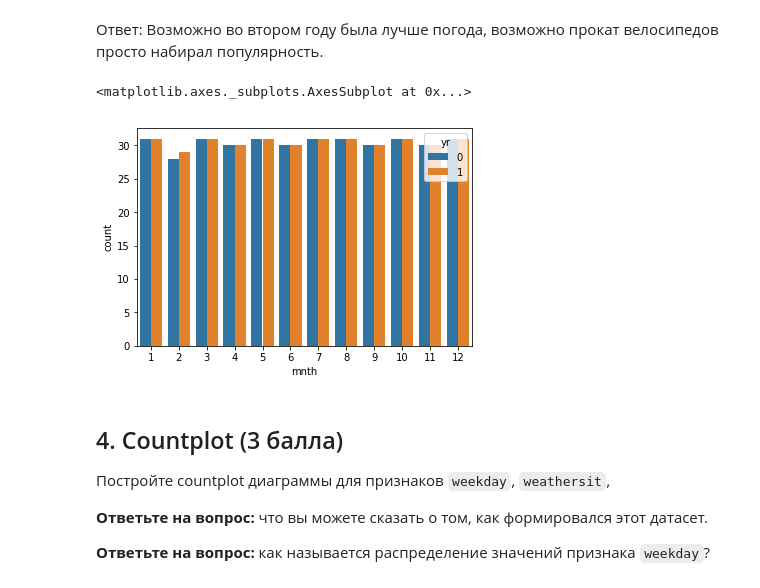
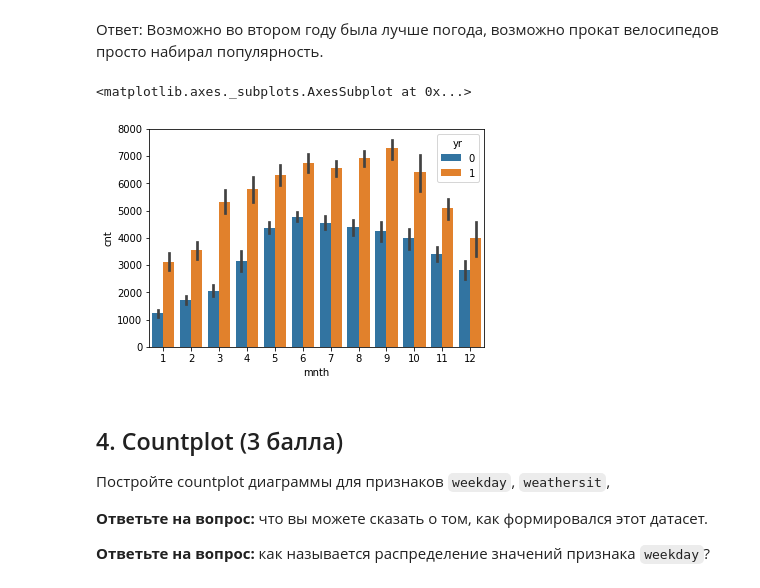
Before and after one commit to Habaroff/ml-course-7bits, a Jupyter notebook: 2017-fall/homeworks/03-visualisation/03-01-visualisation-homework.ipynb, the cells around one changed output. Saved outputs shown, nothing was run; the diff lists cells and outputs as text; code cells hidden in the pictures.

```diff
--- a/2017-fall/homeworks/03-visualisation/03-01-visualisation-homework.ipynb
+++ b/2017-fall/homeworks/03-visualisation/03-01-visualisation-homework.ipynb
@@ -147,10 +148,10 @@ sns.heatmap(corr)
 # %% [markdown]
 Ответ: Возможно во втором году была лучше погода, возможно прокат велосипедов просто набирал популярность.
 # %%
-sns.countplot(x='mnth', data=df, hue='yr')
+sns.barplot(x='mnth',y='cnt', data=df, hue='yr')
 # %% [output]
 <matplotlib.axes._subplots.AxesSubplot at 0x...>
-[figure, old version]
+[figure, new version]
 # %% [markdown]
 ## 4. Countplot (3 балла)
 
```
Also changed, not shown: parts of 7 cells of this notebook.
